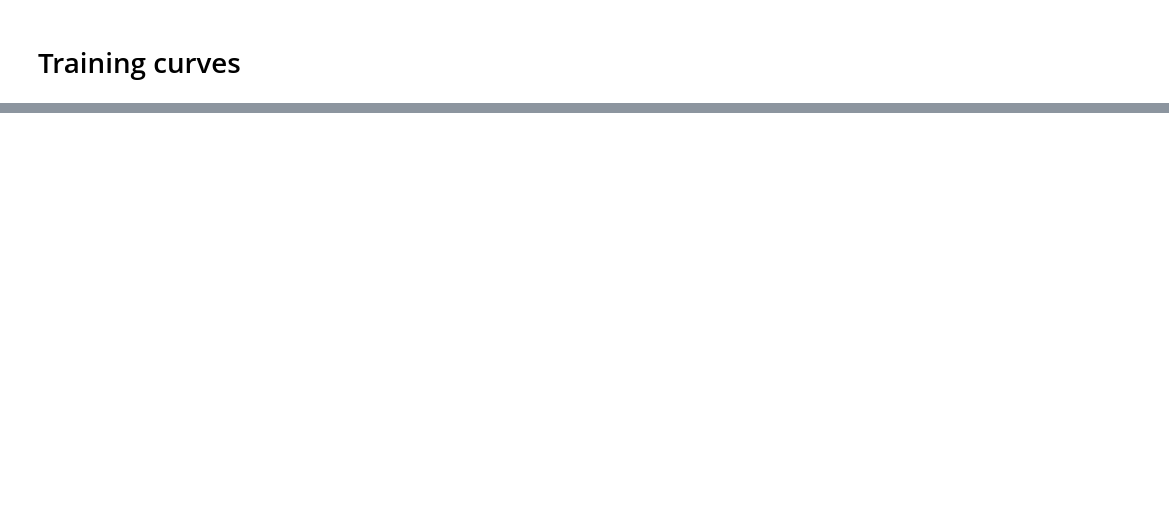
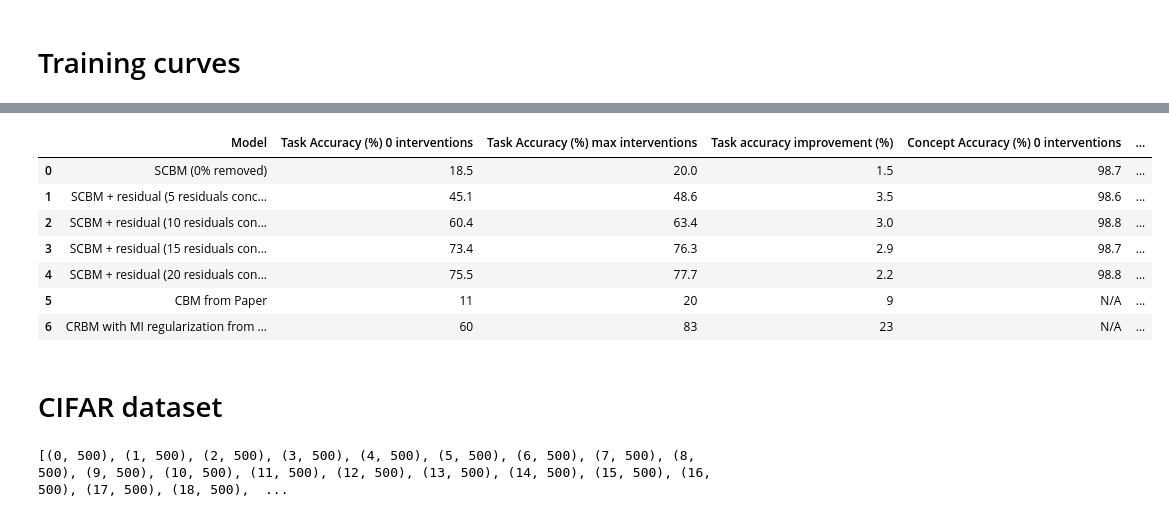
Before and after one commit to stephenmarcou/SCBM_implementation, a Jupyter notebook: results.ipynb, the cells around one changed output, grey strips where cells are left out. Saved outputs shown, nothing was run; the diff lists cells and outputs as text; code cells hidden in the pictures; blank space fills up the shorter version.

```diff
--- a/results.ipynb
+++ b/results.ipynb
@@ -634,0 +777,72 @@ for model_dir in os.listdir(scbm_model_dir):
+# %%
+
+# AUC
+model_scbm_dir = os.path.join("experiments", "scbm", "cifar100", model_scbm)
+model_5_res_dir = os.path.join("experiments", "scbm_residual", "cifar100", model_5_res)
+model_10_res_dir = os.path.join("experiments", "scbm_residual", "cifar100", model_10_res)
+model_15_res_dir = os.path.join("experiments", "scbm_residual", "cifar100", model_15_res)
+model_20_res_dir = os.path.join("experiments", "scbm_residual", "cifar100", model_20_res)
+
+_,scbm_c_acc, scbm_c_auc = retrieve_acc_from_log(model_scbm_dir, linear_model=False)
+_, res_5_c_acc, res_5_c_auc = retrieve_acc_from_log(model_5_res_dir, linear_model=False)
+_, res_10_c_acc, res_10_c_auc = retrieve_acc_from_log(model_10_res_dir, linear_model=False)
+_, res_15_c_acc, res_15_c_auc = retrieve_acc_from_log(model_15_res_dir, linear_model=False)
+_, res_20_c_acc, res_20_c_auc = retrieve_acc_from_log(model_20_res_dir, linear_model=False)
+
+
+
+
+df_dict = {"Model": ["SCBM (0% removed)", "SCBM + residual (5 residuals concepts)", "SCBM + residual (10 residuals concepts)",
+                    "SCBM + residual (15 residuals concepts)", "SCBM + residual (20 residuals concepts)", "CBM from Paper", "CRBM with MI regularization from Paper"],
+           "Task Accuracy (%) 0 interventions": [y_accuracies_list_scbm[0], y_accuracies_list_scbm_res_5[0], y_accuracies_list_scbm_res_10[0], y_accuracies_list_scbm_res_15[0], y_accuracies_list_scbm_res_20[0], "11", "60"],
+           "Task Accuracy (%) max interventions": [y_accuracies_list_scbm[-1], y_accuracies_list_scbm_res_5[-1], y_accuracies_list_scbm_res_10[-1], y_accuracies_list_scbm_res_15[-1], y_accuracies_list_scbm_res_20[-1], "20", "83"],
+        #    "Performance improvement (%)": [(y_accuracies_list_scbm[-1] - y_accuracies_list_scbm[0])/(y_accuracies_list_scbm[0]) * 100,
+        #                                (y_accuracies_list_scbm_res_5[-1] - y_accuracies_list_scbm_res_5[0])/(y_accuracies_list_scbm_res_5[0]) * 100,
+        #                                (y_accuracies_list_scbm_res_10[-1] - y_accuracies_list_scbm_res_10[0])/(y_accuracies_list_scbm_res_10[0]) * 100,
+        #                                (y_accuracies_list_scbm_res_15[-1] - y_accuracies_list_scbm_res_15[0])/(y_accuracies_list_scbm_res_15[0]) * 100,
+        #                                (y_accuracies_list_scbm_res_20[-1] - y_accuracies_list_scbm_res_20[0])/(y_accuracies_list_scbm_res_20[0]) * 100]
+        "Task accuracy improvement (%)": [y_accuracies_list_scbm[-1] - y_accuracies_list_scbm[0],
+                                    y_accuracies_list_scbm_res_5[-1] - y_accuracies_list_scbm_res_5[0],
+                                    y_accuracies_list_scbm_res_10[-1] - y_accuracies_list_scbm_res_10[0],
+                                    y_accuracies_list_scbm_res_15[-1] - y_accuracies_list_scbm_res_15[0],
+                                    y_accuracies_list_scbm_res_20[-1] - y_accuracies_list_scbm_res_20[0],
+                                    "9", "23"],
+        "Concept Accuracy (%) 0 interventions": [scbm_c_acc, res_5_c_acc, res_10_c_acc, res_15_c_acc, res_20_c_acc, "N/A", "N/A"],
+        "Concept AUROC (%) 0 interventions": [scbm_c_auc, res_5_c_auc, res_10_c_auc, res_15_c_auc, res_20_c_auc, "N/A", "N/A"]
+
+           }
+
+df_summary = pd.DataFrame(df_dict)
+df_summary.head(10)
+# %% [output]
+|  | Model | Task Accuracy (%) 0 interventions | Task Accuracy (%) max interventions | Task accuracy improvement (%) | Concept Accuracy (%) 0 interventions | ... |
+| 0 | SCBM (0% removed) | 18.5 | 20.0 | 1.5 | 98.7 | ... |
+| 1 | SCBM + residual (5 residuals conc... | 45.1 | 48.6 | 3.5 | 98.6 | ... |
+| 2 | SCBM + residual (10 residuals con... | 60.4 | 63.4 | 3.0 | 98.8 | ... |
+| 3 | SCBM + residual (15 residuals con... | 73.4 | 76.3 | 2.9 | 98.7 | ... |
+| 4 | SCBM + residual (20 residuals con... | 75.5 | 77.7 | 2.2 | 98.8 | ... |
+| 5 | CBM from Paper | 11 | 20 | 9 | N/A | ... |
+| 6 | CRBM with MI regularization from ... | 60 | 83 | 23 | N/A | ... |
+# %% [markdown]
+# CIFAR dataset
+# %%
+class_superclass_stat = {}
+
+with open("datasets/cifar100/cifar-100-python/train", "rb") as f:
+    train_data = pickle.load(f, encoding="latin1")
+    num_samples = len(train_data["data"])
+    for i in range(num_samples):
+        superclass = train_data["coarse_labels"][i]
+        class_label = train_data["fine_labels"][i]
+        if class_label not in class_superclass_stat.keys():
+            class_superclass_stat[class_label] = 1
+        else:
+            class_superclass_stat[class_label] += 1
+
+
+
+
+class_superclass_stat = sorted(class_superclass_stat.items(), key=lambda x: x[0])
+print(class_superclass_stat)
+# %% [output]
+[(0, 500), (1, 500), (2, 500), (3, 500), (4, 500), (5, 500), (6, 500), (7, 500), (8, 500), (9, 500), (10, 500), (11, 500), (12, 500), (13, 500), (14, 500), (15, 500), (16, 500), (17, 500), (18, 500),  ...
```
Also changed, not shown: parts of 15 cells of this notebook, 5 other files.
